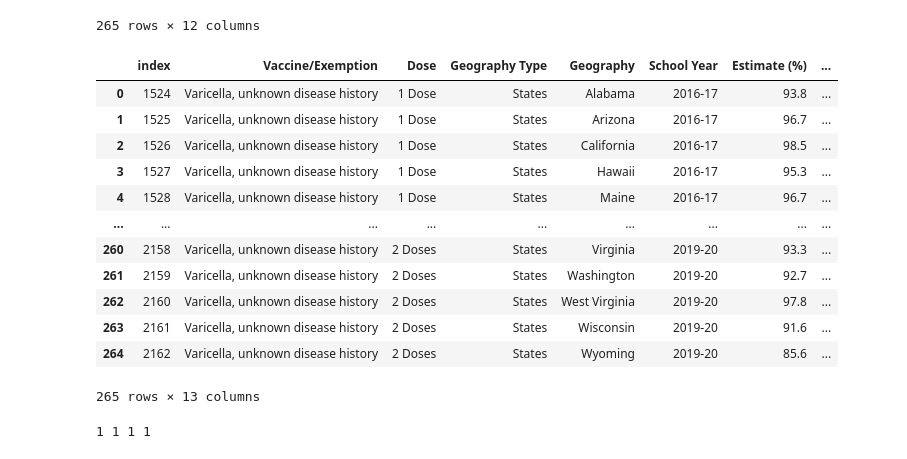
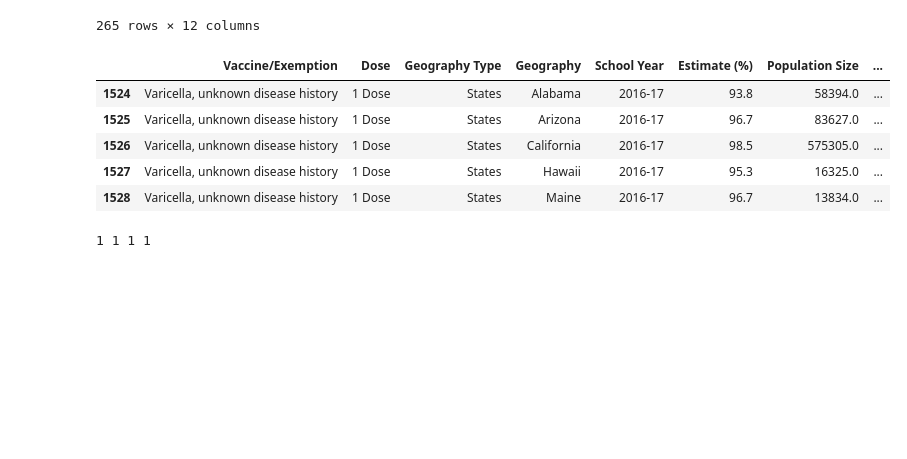
Before and after one commit to jared-roussel/chickenpox-vaccinations, a Jupyter notebook: main.ipynb, the cells around one changed output. Cells and saved outputs as stored; diff of their text form; code cells hidden in the pictures; blank space fills up the shorter version.

```diff
--- a/main.ipynb
+++ b/main.ipynb
@@ -141,21 +137,14 @@ chickepox_df_filtered_Years
 265 rows × 12 columns
 # %%
 #Drop unnecessary columns
-chickepox_df_filtered_Years.reset_index(inplace =True)
+# chickepox_df_filtered_Years.reset_index(inplace =True)
 #chickepox_df_filtered_Years.drop(columns='Index')
-chickepox_df_filtered_Years.drop(columns='Footnotes')
-chickepox_df_filtered_Years
+chickepox_df_filtered_clean = chickepox_df_filtered_Years.drop(columns='Footnotes')
+chickepox_df_filtered_clean.head()
 # %% [output]
-|  | index | Vaccine/Exemption | Dose | Geography Type | Geography | School Year | Estimate (%) | ... |
-| 0 | 1524 | Varicella, unknown disease history | 1 Dose | States | Alabama | 2016-17 | 93.8 | ... |
-| 1 | 1525 | Varicella, unknown disease history | 1 Dose | States | Arizona | 2016-17 | 96.7 | ... |
-| 2 | 1526 | Varicella, unknown disease history | 1 Dose | States | California | 2016-17 | 98.5 | ... |
-| 3 | 1527 | Varicella, unknown disease history | 1 Dose | States | Hawaii | 2016-17 | 95.3 | ... |
-| 4 | 1528 | Varicella, unknown disease history | 1 Dose | States | Maine | 2016-17 | 96.7 | ... |
-| ... | ... | ... | ... | ... | ... | ... | ... | ... |
-| 260 | 2158 | Varicella, unknown disease history | 2 Doses | States | Virginia | 2019-20 | 93.3 | ... |
-| 261 | 2159 | Varicella, unknown disease history | 2 Doses | States | Washington | 2019-20 | 92.7 | ... |
-| 262 | 2160 | Varicella, unknown disease history | 2 Doses | States | West Virginia | 2019-20 | 97.8 | ... |
-| 263 | 2161 | Varicella, unknown disease history | 2 Doses | States | Wisconsin | 2019-20 | 91.6 | ... |
-| 264 | 2162 | Varicella, unknown disease history | 2 Doses | States | Wyoming | 2019-20 | 85.6 | ... |
+|  | Vaccine/Exemption | Dose | Geography Type | Geography | School Year | Estimate (%) | Population Size | ... |
+| 1524 | Varicella, unknown disease history | 1 Dose | States | Alabama | 2016-17 | 93.8 | 58394.0 | ... |
+| 1525 | Varicella, unknown disease history | 1 Dose | States | Arizona | 2016-17 | 96.7 | 83627.0 | ... |
+| 1526 | Varicella, unknown disease history | 1 Dose | States | California | 2016-17 | 98.5 | 575305.0 | ... |
+| 1527 | Varicella, unknown disease history | 1 Dose | States | Hawaii | 2016-17 | 95.3 | 16325.0 | ... |
+| 1528 | Varicella, unknown disease history | 1 Dose | States | Maine | 2016-17 | 96.7 | 13834.0 | ... |
-265 rows × 13 columns
```
Also changed, not shown: parts of 12 cells of this notebook, 3 other files.
